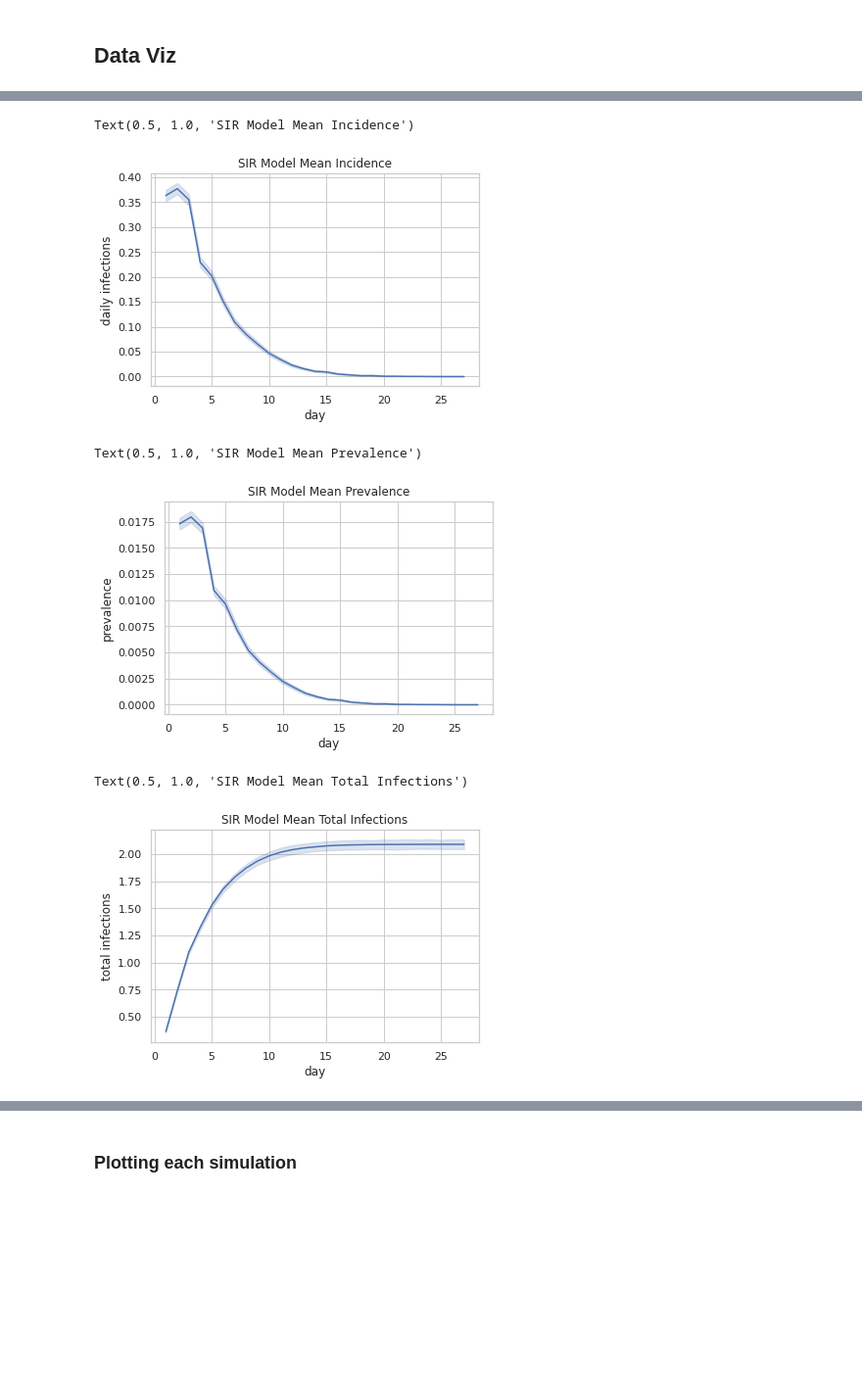
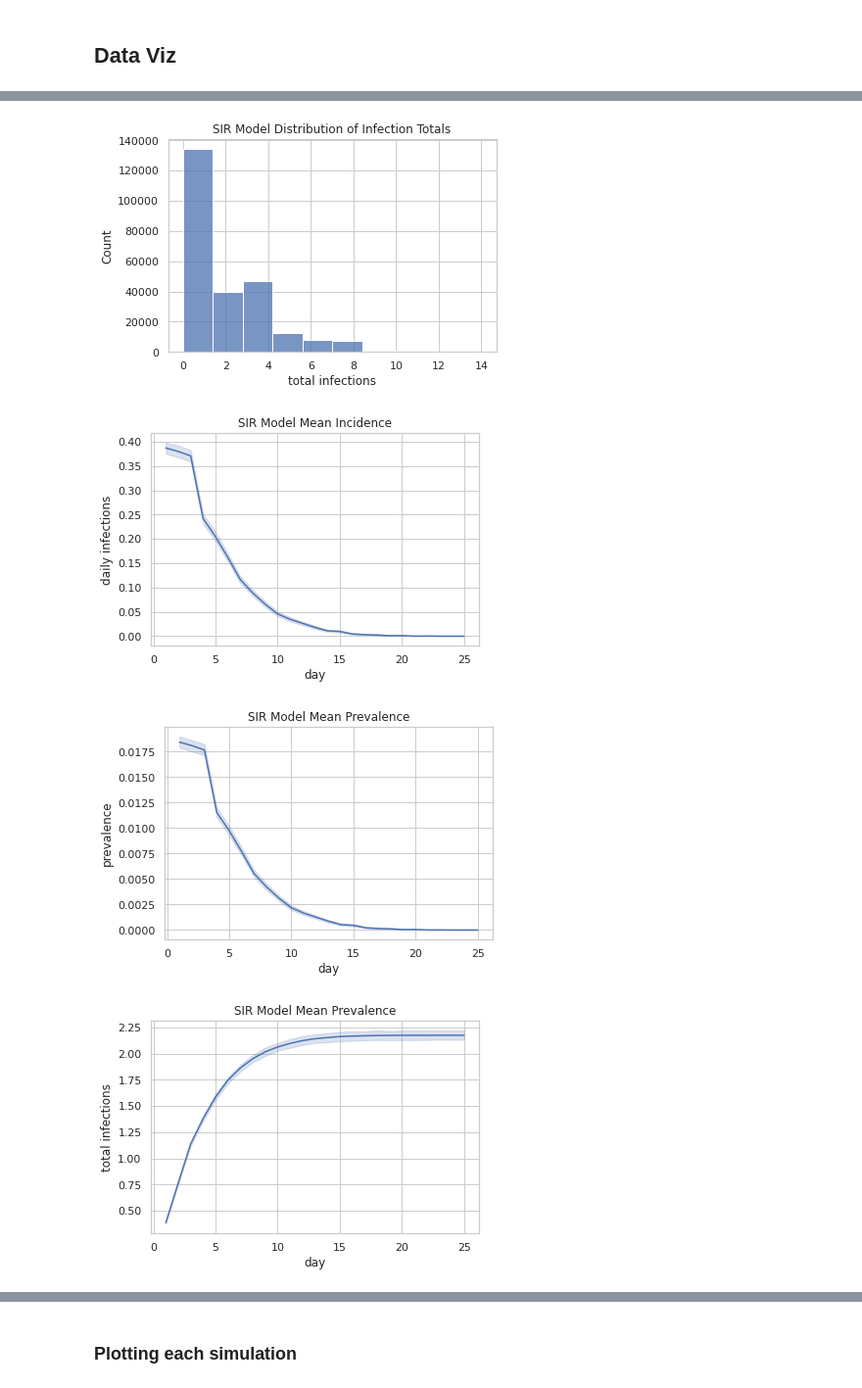
Before and after one commit to joannarashid/flu_sim, a Jupyter notebook: scratch_refactoring.ipynb, the cells around one changed output, grey strips where cells are left out. Shown at 98% size. Cells and saved outputs as stored; diff of their text form; code cells hidden in the pictures; blank space fills up the shorter version.

Commit message:
Dynamic infection probs and periods
Add new experiments involving dynamic infection probabilities and infection periods
Fix any typos in the code

```diff
--- a/scratch_refactoring.ipynb
+++ b/scratch_refactoring.ipynb
@@ -88,7 +88,7 @@ class Experiment:
 
     Returns:
       2-Tuple containing Pandas Dataframes from experiment; trial data,
-        and daily infections raw metadata.
+        and daily infections.
     """
     start = datetime.now()
     daily_infections_counts = Counter([])
@@ -1031,0 +798,4 @@ stats_df
+# %%
+epidim_10k = epidimiological_experiment(10000, 21, 0.02, 3)
+df10k, dailyinfectionsfreqdf10k, longdf10k, statsdf10k, meandf10k, sirdf10k = \
+  epidim_10k
@@ -1076,21 +860,22 @@ Text(0.5, 1.0, 'SIR Model Distribution of Infection Totals')
+# %%
+plot_SIR_distribution_infection_totals(longdf10k)
+# %% [output]
+[figure, added]
 # %%
-sns.lineplot(x = "day", y = "daily infections", data = long_df_10k)
-plt.title('SIR Model Mean Incidence')
-#plt.savefig('sir_incidence.png')
+plot_lineplot_epidimiology(longdf10k,
+                           x="day", y="daily infections",
+                           title='SIR Model Mean Incidence')
 # %% [output]
-Text(0.5, 1.0, 'SIR Model Mean Incidence')
-[figure, old version]
+[figure, new version]
 # %%
-sns.lineplot(x = "day", y = "prevalence", data = long_df_10k)
-plt.title('SIR Model Mean Prevalence')
-#plt.savefig('sir_prevalence.png')
+plot_lineplot_epidimiology(longdf10k,
+                           x="day", y="prevalence",
+                           title='SIR Model Mean Prevalence')
 # %% [output]
-Text(0.5, 1.0, 'SIR Model Mean Prevalence')
-[figure, old version]
+[figure, new version]
 # %%
-sns.lineplot(x = "day", y = "total infections", data = long_df_10k)
-plt.title('SIR Model Mean Total Infections')
-#plt.savefig('sir_total_inf.png')
+plot_lineplot_epidimiology(longdf10k,
+                           x="day", y="total infections",
+                           title='SIR Model Mean Prevalence')
 # %% [output]
-Text(0.5, 1.0, 'SIR Model Mean Total Infections')
-[figure, old version]
+[figure, new version]
```
Also changed, not shown: parts of 127 cells of this notebook.
